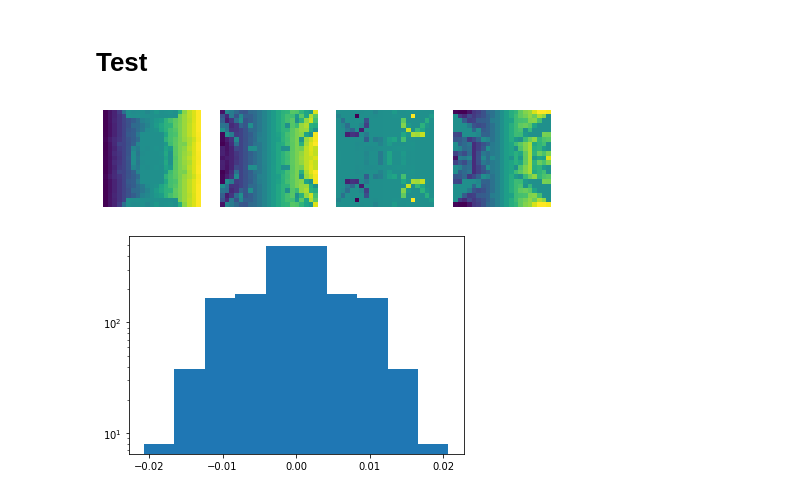
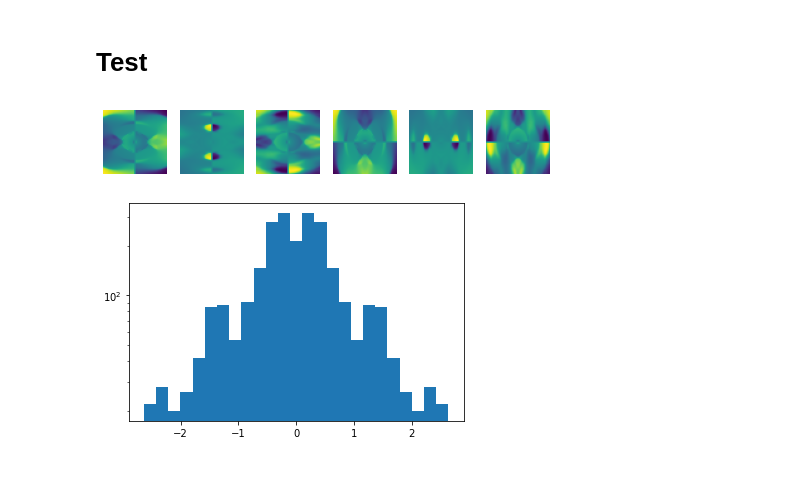
Before and after one commit to heysoos/neuralart, a Jupyter notebook: notebooks/physicsCA_pygame.ipynb, the cells around one changed output. Cells and saved outputs as stored; diff of their text form; code cells hidden in the pictures.

Commit message:
better kernel generation for physics CA

```diff
--- a/notebooks/physicsCA_pygame.ipynb
+++ b/notebooks/physicsCA_pygame.ipynb
@@ -91,32 +92,33 @@ def WHEEL_beta(beta, direction):
 # %% [markdown]
 # Test
 # %%
-CHANNELS=2
-RADIUS=10 # set to 1 if not using CPPN
+CHANNELS=3
+RADIUS=25 # set to 1 if not using CPPN
 ca = physicsCA(CHANNELS=CHANNELS, RADIUS=RADIUS).cuda()
 # %%
+ca.rule.generate_cppn()
 kernels = torch.cat([k for k in ca.rule.kernel], dim=0).cpu().detach().numpy()
 
 num_plot_kernels = kernels.shape[0]
 fig, axes = plt.subplots(1, num_plot_kernels, figsize=(8, 3))
 
 if num_plot_kernels > 1:
     for j in range(num_plot_kernels):
         kplot = kernels[j, :, :]
         kmax = np.max(np.abs(kplot))
         axes[j].imshow(kplot, vmin=-kmax, vmax=kmax)
         axes[j].axis('off')
 else:
     kplot = kernels[0, :, :]
     kmax = np.max(np.abs(kplot))
     axes.imshow(kplot, vmin=-kmax, vmax=kmax)
     axes.axis('off')
 # %% [output]
-[figure, old version]
+[figure, new version]
 # %%
-plt.hist(kernels.reshape(-1)); plt.yscale('log')
+plt.hist(kernels[0].reshape(-1), 25); plt.yscale('log')
 # %% [output]
-[figure, old version]
+[figure, new version]
 # %%
 # brush properties
 r = 20
```
Also changed, not shown: parts of 8 cells of this notebook, 1 other file.
